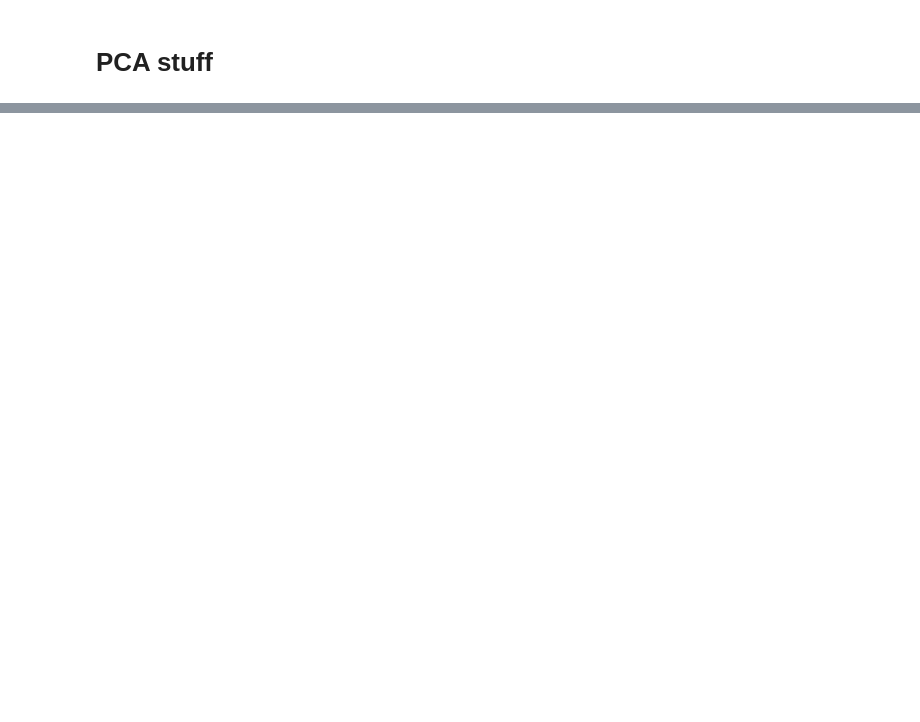
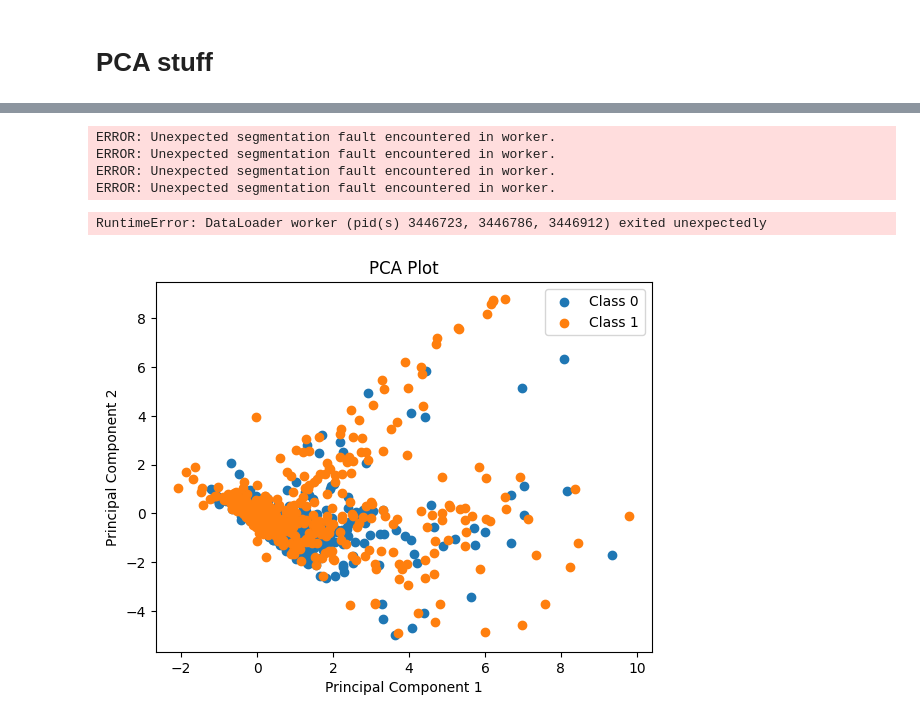
Before and after one commit to CV4EcologySchool/reef-audio-representation-learning, a Jupyter notebook: code/notebooks/embedding_extractor/embedding_extractor.ipynb, the cells around one changed output, grey strips where cells are left out. Saved outputs shown, nothing was run; the diff lists cells and outputs as text; code cells hidden in the pictures; blank space fills up the shorter version.

```diff
--- a/code/notebooks/embedding_extractor/embedding_extractor.ipynb
+++ b/code/notebooks/embedding_extractor/embedding_extractor.ipynb
@@ -207,7 +205,7 @@ device = torch.device('cuda' if torch.cuda.is_available() else 'cpu')
 model_instance.to(device)
 
 # Assuming extract_embeddings is the function you used earlier
-all_embeddings = extract_embeddings(model_instance, dataloader, device)
+all_embeddings = extract_multiple_embeddings(model_instance, dataloader, device)
 
 print(f"All embeddings shape: {all_embeddings.shape}")
 # %% [output]
@@ -236,4 +242,4 @@ def get_dataloader(cfg, split, transform, train_percent, batch_size, shuffle, nu
 
     return dataloader
 
-sample_loader = get_dataloader(cfg, split, transform=False, train_percent = train_percent, batch_size=32, shuffle=False, num_workers=4)
+sample_loader = get_dataloader(cfg, split, transform=False, train_percent = train_percent, batch_size=64, shuffle=False, num_workers=4)
@@ -274,0 +246,49 @@ NotImplementedError: Module [SimClrPytorchResNet50] is missing the required "for
+# %%
+def extract_multiple_embeddings(model, dataloader, device):
+    model.eval()
+    all_embeddings = []
+    labels = []
+
+    with torch.no_grad():
+        for i, (audio, classes) in enumerate(dataloader):
+            #print(labels)
+            audio = audio.to(device)
+            embeddings = model.convnet(audio)  # Get embeddings from the convnet
+            all_embeddings.extend(embeddings.cpu().numpy())
+            labels.extend(classes.numpy())
+
+    return all_embeddings, labels
+
+embeddings, labels = extract_multiple_embeddings(model_instance, sample_loader, device)
+# %% [output]
+ERROR: Unexpected segmentation fault encountered in worker.
+ERROR: Unexpected segmentation fault encountered in worker.
+ERROR: Unexpected segmentation fault encountered in worker.
+ERROR: Unexpected segmentation fault encountered in worker.
+RuntimeError: DataLoader worker (pid(s) 3446723, 3446786, 3446912) exited unexpectedly
+# %%
+from sklearn.decomposition import PCA
+import matplotlib.pyplot as plt
+
+# Convert embeddings to a NumPy array for easier manipulation
+embeddings = np.array(embeddings)
+
+# Initialize PCA and the X vector for dimensionality reduction
+pca = PCA(n_components=2)
+
+# Fit and transform the embeddings to get new 2D representations
+embeddings_pca = pca.fit_transform(embeddings)
+
+# Create a scatter plot
+classes = np.unique(labels)  # Extract unique labels to identify distinct classes
+for class_label in classes:
+    idx = np.where(np.array(labels) == class_label)  # Get index where class label is found
+    plt.scatter(embeddings_pca[idx, 0], embeddings_pca[idx, 1], label=f"Class {class_label}")
+
+plt.xlabel("Principal Component 1")
+plt.ylabel("Principal Component 2")
+plt.legend(loc="upper right")
+plt.title("PCA Plot")
+plt.show()
+# %% [output]
+[figure, added]
```
Also changed, not shown: parts of 7 cells of this notebook.
